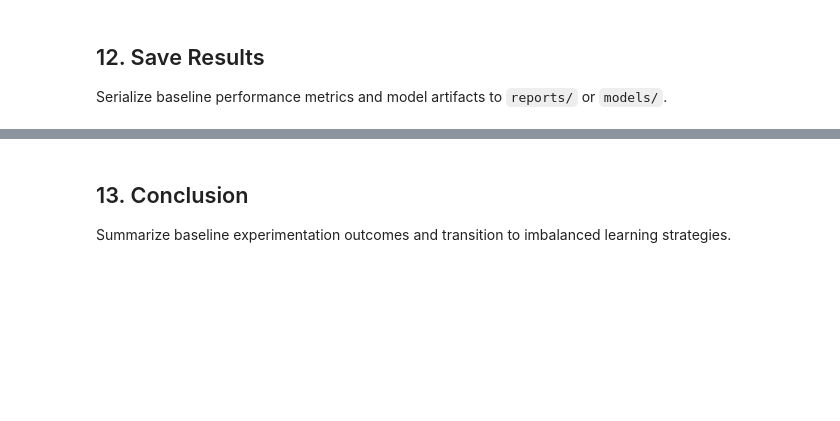
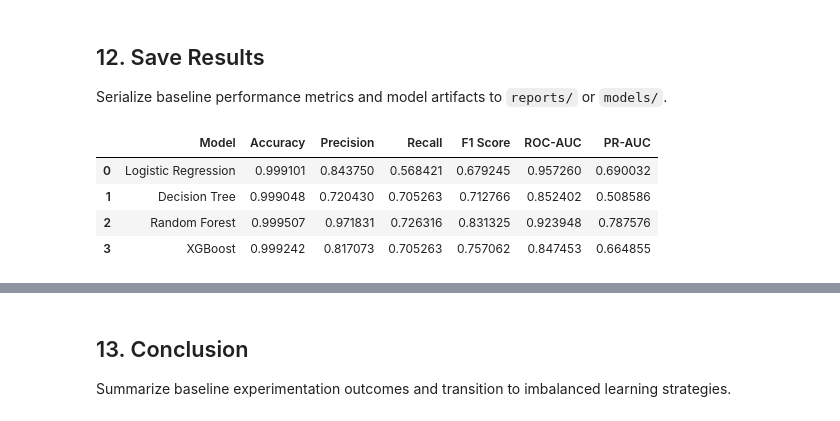
Before and after one commit to Anujjadaun97/Fraud-Detection, a Jupyter notebook: notebooks/05_Baseline_Models.ipynb, the cells around one changed output, grey strips where cells are left out. Cells and saved outputs as stored; diff of their text form; code cells hidden in the pictures; blank space fills up the shorter version.

Commit message:
feat: add notebook to establish baseline fraud detection models and initialize results report

```diff
--- a/notebooks/05_Baseline_Models.ipynb
+++ b/notebooks/05_Baseline_Models.ipynb
@@ -81,0 +338,4 @@ Train and evaluate a default XGBoost baseline model.
+# %%
+xg_y_pred = xgb_model.predict(X_test)
+
+xg_y_prob = xgb_model.predict_proba(X_test)
@@ -81,0 +348,15 @@ Train and evaluate a default XGBoost baseline model.
+# %%
+xgb_accuracy = accuracy_score(y_test, xg_y_pred)
+xgb_precision = precision_score(y_test, xg_y_pred)
+xgb_recall = recall_score(y_test, xg_y_pred)
+xgb_f1 = f1_score(y_test, xg_y_pred)
+
+xgb_roc_auc = roc_auc_score(y_test, xg_y_prob[:, 1])
+xgb_pr_auc = average_precision_score(y_test, xg_y_prob[:, 1])
+
+print("Accuracy :", round(xgb_accuracy,4))
+print("Precision:", round(xgb_precision,4))
+print("Recall   :", round(xgb_recall,4))
+print("F1 Score :", round(xgb_f1,4))
+print("ROC-AUC  :", round(xgb_roc_auc,4))
+print("PR-AUC   :", round(xgb_pr_auc,4))
@@ -91,3 +408,58 @@ Document primary insights, model trade-offs, and baseline performance metrics.
 ## 12. Save Results
 
 Serialize baseline performance metrics and model artifacts to `reports/` or `models/`.
+# %%
+import pandas as pd
+
+baseline_results = pd.DataFrame({
+    "Model": [
+        "Logistic Regression",
+        "Decision Tree",
+        "Random Forest",
+        "XGBoost"
+    ],
+    "Accuracy": [
+        accuracy,
+        dt_accuracy,
+        rf_accuracy,
+        xgb_accuracy
+    ],
+    "Precision": [
+        precision,
+        dt_precision,
+        rf_precision,
+        xgb_precision
+    ],
+    "Recall": [
+        recall,
+        dt_recall,
+        rf_recall,
+        xgb_recall
+    ],
+    "F1 Score": [
+        f1,
+        dt_f1,
+        rf_f1,
+        xgb_f1
+    ],
+    "ROC-AUC": [
+        roc_auc,
+        dt_roc_auc,
+        rf_roc_auc,
+        xgb_roc_auc
+    ],
+    "PR-AUC": [
+        pr_auc,
+        dt_pr_auc,
+        rf_pr_auc,
+        xgb_pr_auc
+    ]
+})
+
+baseline_results
+# %% [output]
+|  | Model | Accuracy | Precision | Recall | F1 Score | ROC-AUC | PR-AUC |
+| 0 | Logistic Regression | 0.999101 | 0.843750 | 0.568421 | 0.679245 | 0.957260 | 0.690032 |
+| 1 | Decision Tree | 0.999048 | 0.720430 | 0.705263 | 0.712766 | 0.852402 | 0.508586 |
+| 2 | Random Forest | 0.999507 | 0.971831 | 0.726316 | 0.831325 | 0.923948 | 0.787576 |
+| 3 | XGBoost | 0.999242 | 0.817073 | 0.705263 | 0.757062 | 0.847453 | 0.664855 |
```
Also changed, not shown: parts of 46 cells of this notebook, 1 other file.
